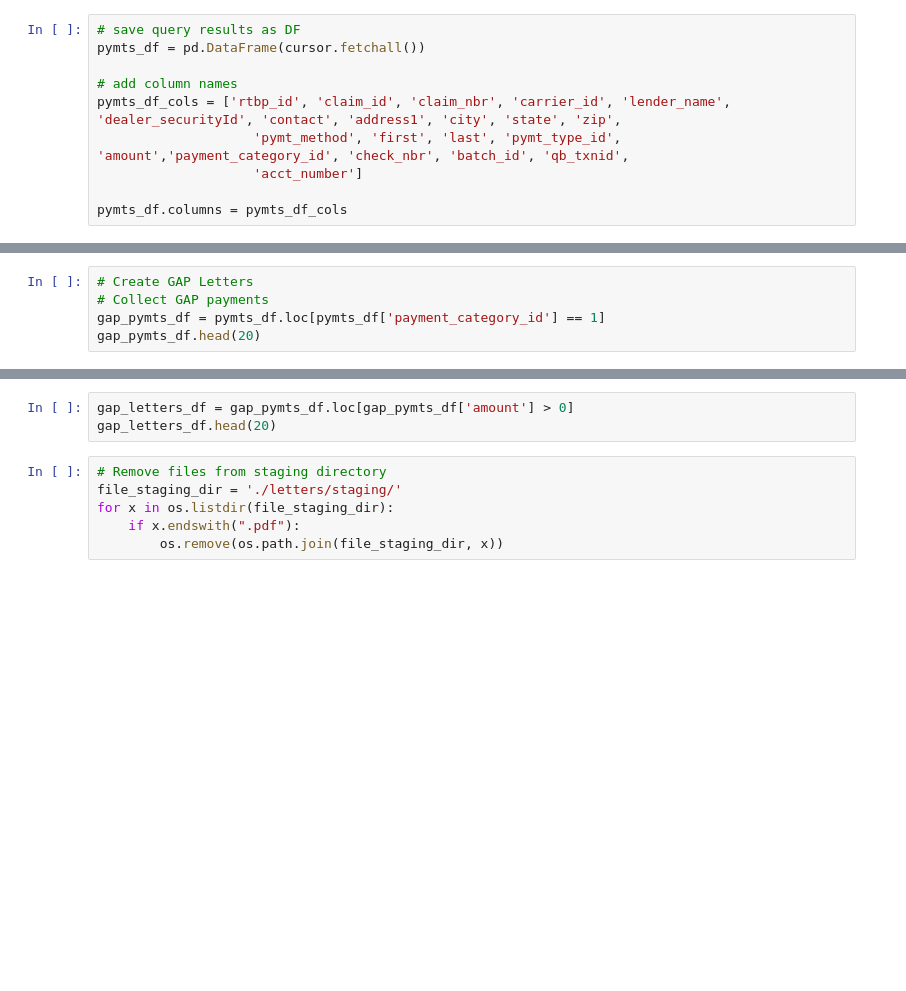
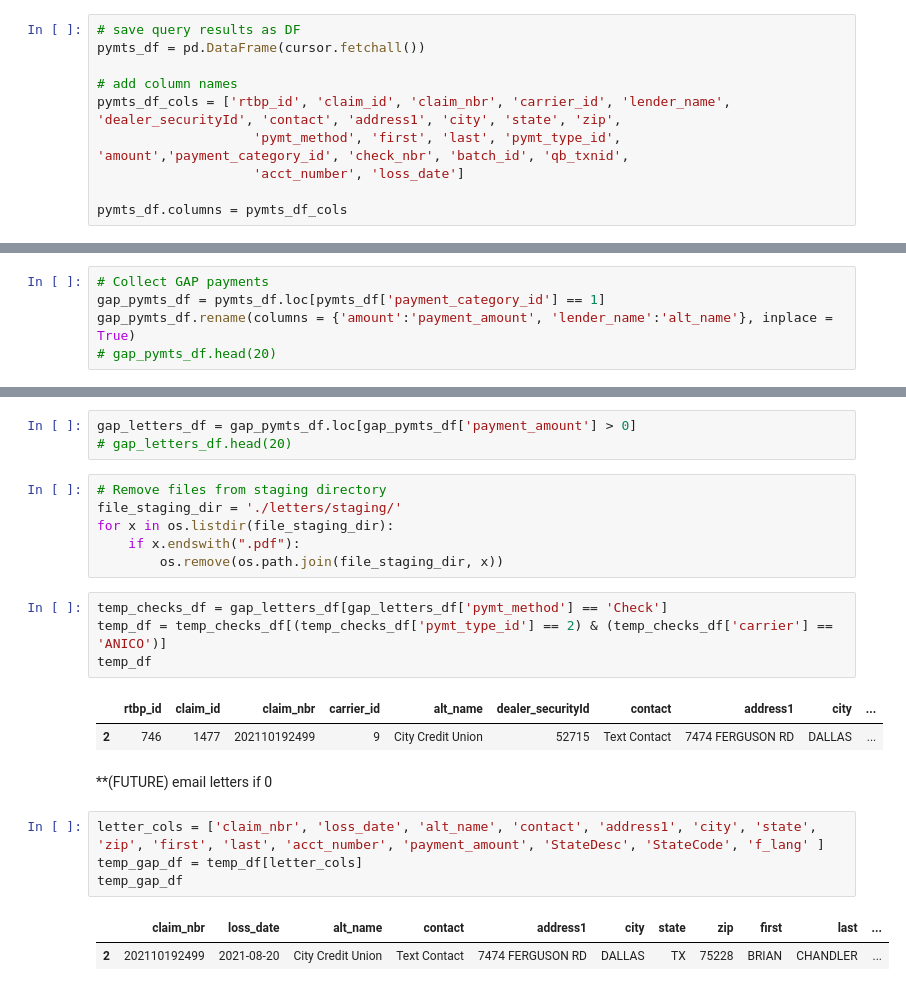
Before and after one commit to jediracer/Claim_Payments, a Jupyter notebook: vgcQbTest.ipynb, the cells around one changed output, grey strips where cells are left out. Saved outputs shown, nothing was run; the diff lists cells and outputs as text; blank space fills up the shorter version.

Commit message:
added DOL, reworked letter creation function, added calculation function, add supplemental letter to letter function

```diff
--- a/vgcQbTest.ipynb
+++ b/vgcQbTest.ipynb
@@ -374,6 +455,6 @@ pymts_df = pd.DataFrame(cursor.fetchall())
 # add column names
 pymts_df_cols = ['rtbp_id', 'claim_id', 'claim_nbr', 'carrier_id', 'lender_name', 'dealer_securityId', 'contact', 'address1', 'city', 'state', 'zip',
                     'pymt_method', 'first', 'last', 'pymt_type_id', 'amount','payment_category_id', 'check_nbr', 'batch_id', 'qb_txnid',
-                    'acct_number']
+                    'acct_number', 'loss_date']
 
 pymts_df.columns = pymts_df_cols
@@ -704,5 +718,5 @@ cnx_f.close()
 # %%
-# Create GAP Letters
 # Collect GAP payments
 gap_pymts_df = pymts_df.loc[pymts_df['payment_category_id'] == 1]
-gap_pymts_df.head(20)
+gap_pymts_df.rename(columns = {'amount':'payment_amount', 'lender_name':'alt_name'}, inplace = True)
+# gap_pymts_df.head(20)
@@ -709,10 +728,26 @@ gap_pymts_df.head(20)
 # %%
-gap_letters_df = gap_pymts_df.loc[gap_pymts_df['amount'] > 0]
-gap_letters_df.head(20)
+gap_letters_df = gap_pymts_df.loc[gap_pymts_df['payment_amount'] > 0]
+# gap_letters_df.head(20)
 # %%
 # Remove files from staging directory
 file_staging_dir = './letters/staging/'
 for x in os.listdir(file_staging_dir):
     if x.endswith(".pdf"):
         os.remove(os.path.join(file_staging_dir, x))
+# %%
+temp_checks_df = gap_letters_df[gap_letters_df['pymt_method'] == 'Check']
+temp_df = temp_checks_df[(temp_checks_df['pymt_type_id'] == 2) & (temp_checks_df['carrier'] == 'ANICO')]
+temp_df
+# %% [output]
+|  | rtbp_id | claim_id | claim_nbr | carrier_id | alt_name | dealer_securityId | contact | address1 | city | ... |
+| 2 | 746 | 1477 | 202110192499 | 9 | City Credit Union | 52715 | Text Contact | 7474 FERGUSON RD | DALLAS | ... |
+# %% [markdown]
+**(FUTURE) email letters if 0
+# %%
+letter_cols = ['claim_nbr', 'loss_date', 'alt_name', 'contact', 'address1', 'city', 'state', 'zip', 'first', 'last', 'acct_number', 'payment_amount', 'StateDesc', 'StateCode', 'f_lang' ]
+temp_gap_df = temp_df[letter_cols]
+temp_gap_df
+# %% [output]
+|  | claim_nbr | loss_date | alt_name | contact | address1 | city | state | zip | first | last | ... |
+| 2 | 202110192499 | 2021-08-20 | City Credit Union | Text Contact | 7474 FERGUSON RD | DALLAS | TX | 75228 | BRIAN | CHANDLER | ... |
 # %%
```
Also changed, not shown: parts of 29 cells of this notebook.
